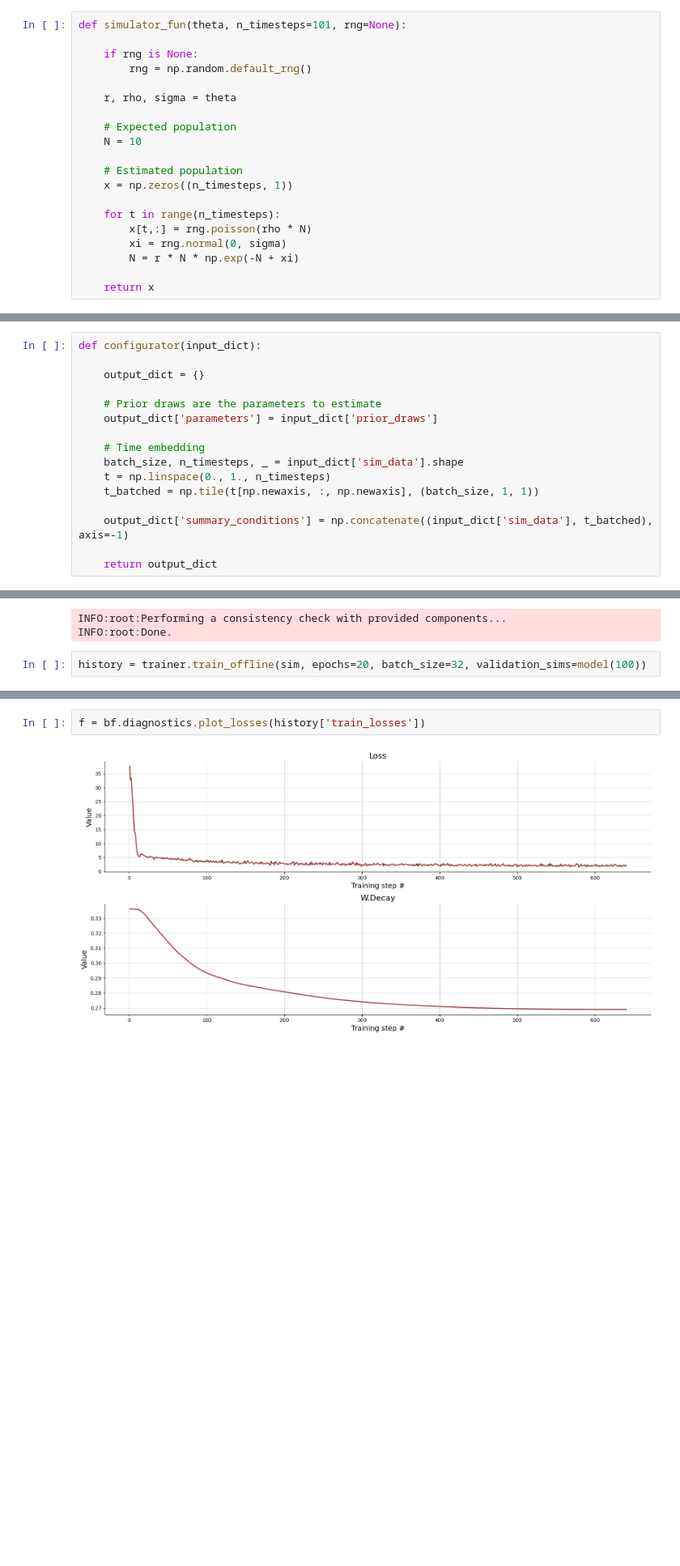
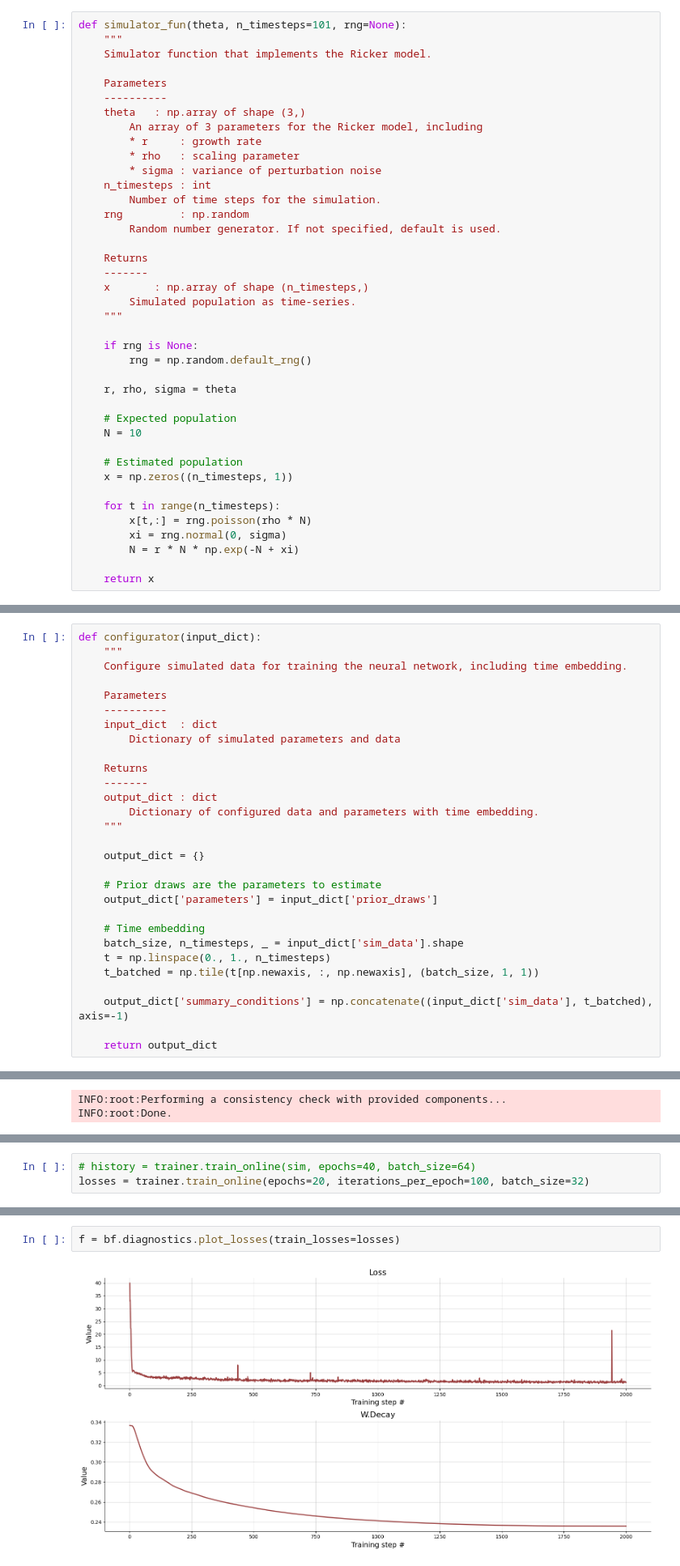
Before and after one commit to jerrymhuang/BayesFlow, a Jupyter notebook: examples/in_progress/Ricker_Model_Estimation.ipynb, the cells around one changed output, grey strips where cells are left out. Shown at 81% size. Drawn from its saved outputs; the diff is of its cells as text; blank space fills up the shorter version.

Commit message:
Comments and adjustments for the Ricker Model notebook

```diff
--- a/examples/in_progress/Ricker_Model_Estimation.ipynb
+++ b/examples/in_progress/Ricker_Model_Estimation.ipynb
@@ -54,5 +103,25 @@ prior = Prior(prior_fun=prior_fun, param_names=param_names)
 # %%
 def simulator_fun(theta, n_timesteps=101, rng=None):
+    """
+    Simulator function that implements the Ricker model.
+
+    Parameters
+    ----------
+    theta   : np.array of shape (3,)
+        An array of 3 parameters for the Ricker model, including
+        * r     : growth rate
+        * rho   : scaling parameter
+        * sigma : variance of perturbation noise
+    n_timesteps : int
+        Number of time steps for the simulation.
+    rng         : np.random
+        Random number generator. If not specified, default is used.
+
+    Returns
+    -------
+    x       : np.array of shape (n_timesteps,)
+        Simulated population as time-series.
+    """
 
     if rng is None:
         rng = np.random.default_rng()
@@ -134,5 +213,18 @@ sim
 # %%
 def configurator(input_dict):
+    """
+    Configure simulated data for training the neural network, including time embedding.
+
+    Parameters
+    ----------
+    input_dict  : dict
+        Dictionary of simulated parameters and data
+
+    Returns
+    -------
+    output_dict : dict
+        Dictionary of configured data and parameters with time embedding.
+    """
 
     output_dict = {}
 
@@ -193,5 +297,3 @@ trainer = bf.trainers.Trainer(
 # %% [output]
 INFO:root:Performing a consistency check with provided components...
 INFO:root:Done.
-# %%
-history = trainer.train_offline(sim, epochs=20, batch_size=32, validation_sims=model(100))
@@ -218,0 +322,3 @@ INFO:root:Validation, Epoch: 20, Loss: 2.250
+# %%
+# history = trainer.train_online(sim, epochs=40, batch_size=64)
+losses = trainer.train_online(epochs=20, iterations_per_epoch=100, batch_size=32)
@@ -219,6 +327,6 @@ INFO:root:Validation, Epoch: 20, Loss: 2.250
 # %%
-f = bf.diagnostics.plot_losses(history['train_losses'])
+f = bf.diagnostics.plot_losses(train_losses=losses)
 # %% [output]
-[figure, old version]
+[figure, new version]
 # %% [markdown]
 ## Validation
```
Also changed, not shown: parts of 48 cells of this notebook.
